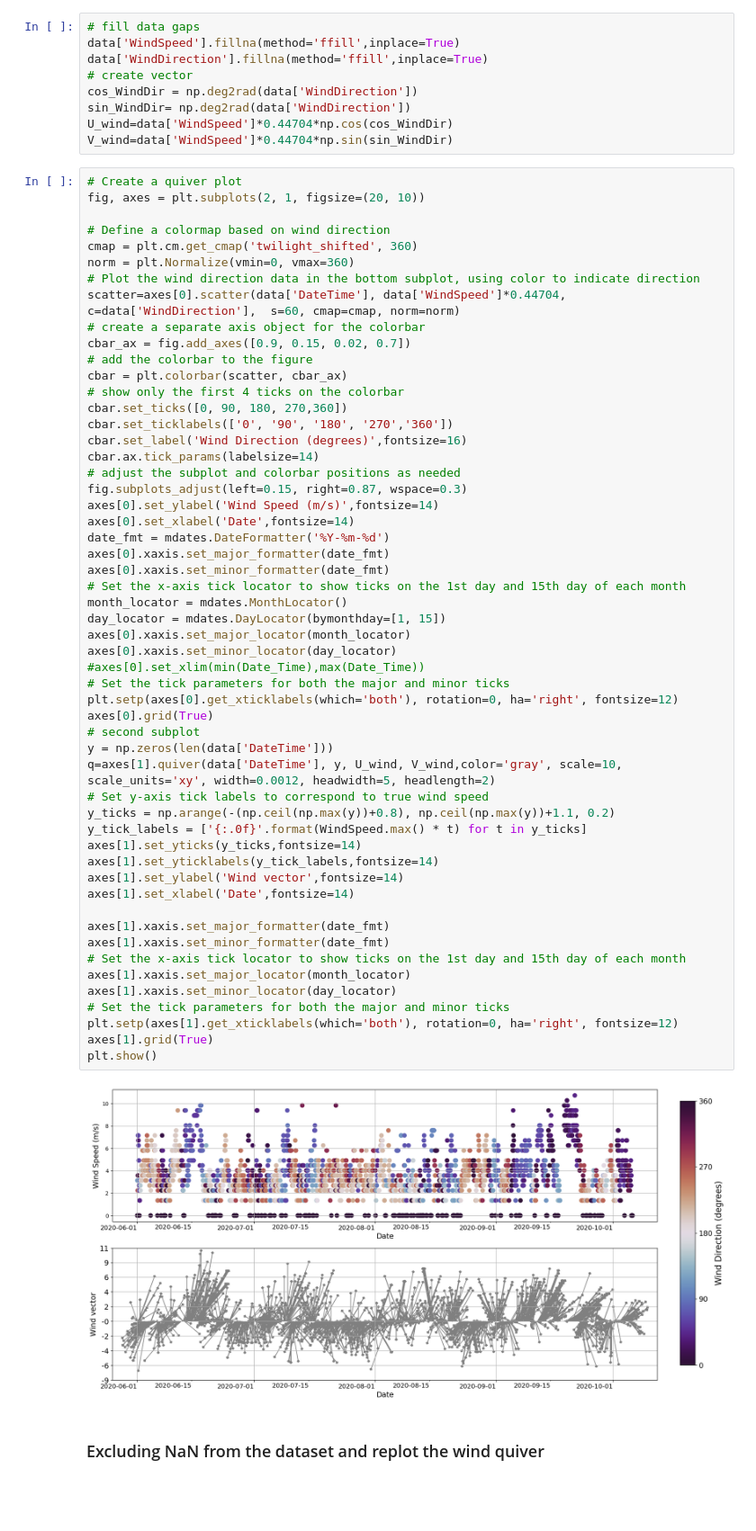
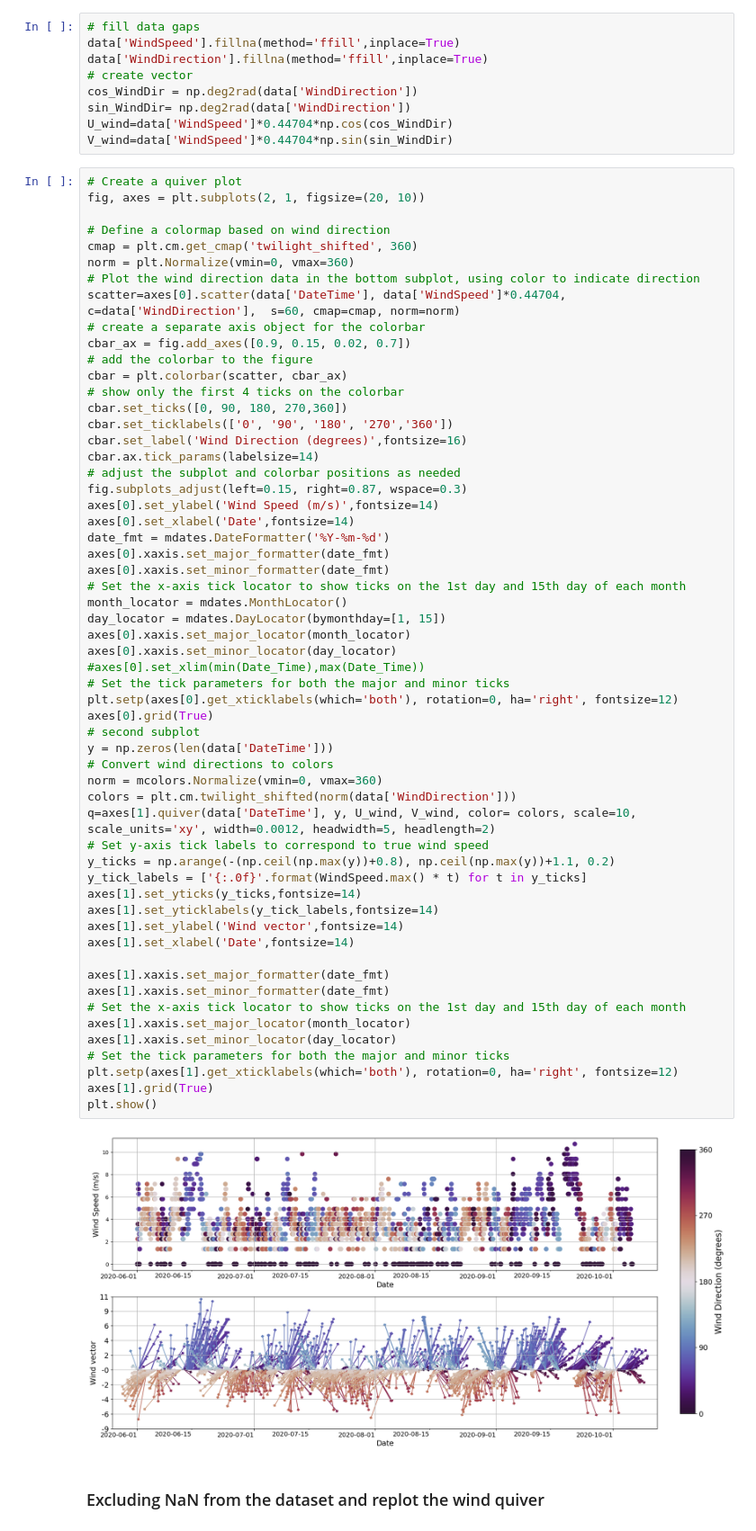
Before and after one commit to Zhu-Yifan/Lafayette_River_Time_Series_Analysis, a Jupyter notebook: notebooks/Wind_Analysis.ipynb, the cells around one changed output. Shown at 90% size. Drawn from its saved outputs; the diff is of its cells as text; blank space fills up the shorter version.

Commit message:
Wind_2020_EDA

```diff
--- a/notebooks/Wind_Analysis.ipynb
+++ b/notebooks/Wind_Analysis.ipynb
@@ -82,35 +82,38 @@ axes[0].xaxis.set_major_formatter(date_fmt)
 axes[0].xaxis.set_minor_formatter(date_fmt)
 # Set the x-axis tick locator to show ticks on the 1st day and 15th day of each month
 month_locator = mdates.MonthLocator()
 day_locator = mdates.DayLocator(bymonthday=[1, 15])
 axes[0].xaxis.set_major_locator(month_locator)
 axes[0].xaxis.set_minor_locator(day_locator)
 #axes[0].set_xlim(min(Date_Time),max(Date_Time))
 # Set the tick parameters for both the major and minor ticks
 plt.setp(axes[0].get_xticklabels(which='both'), rotation=0, ha='right', fontsize=12)
 axes[0].grid(True)
 # second subplot
 y = np.zeros(len(data['DateTime']))
-q=axes[1].quiver(data['DateTime'], y, U_wind, V_wind,color='gray', scale=10, scale_units='xy', width=0.0012, headwidth=5, headlength=2)
+# Convert wind directions to colors
+norm = mcolors.Normalize(vmin=0, vmax=360)
+colors = plt.cm.twilight_shifted(norm(data['WindDirection']))
+q=axes[1].quiver(data['DateTime'], y, U_wind, V_wind, color= colors, scale=10, scale_units='xy', width=0.0012, headwidth=5, headlength=2)
 # Set y-axis tick labels to correspond to true wind speed
 y_ticks = np.arange(-(np.ceil(np.max(y))+0.8), np.ceil(np.max(y))+1.1, 0.2)
 y_tick_labels = ['{:.0f}'.format(WindSpeed.max() * t) for t in y_ticks]
 axes[1].set_yticks(y_ticks,fontsize=14)
 axes[1].set_yticklabels(y_tick_labels,fontsize=14)
 axes[1].set_ylabel('Wind vector',fontsize=14)
 axes[1].set_xlabel('Date',fontsize=14)
 
 axes[1].xaxis.set_major_formatter(date_fmt)
 axes[1].xaxis.set_minor_formatter(date_fmt)
 # Set the x-axis tick locator to show ticks on the 1st day and 15th day of each month
 axes[1].xaxis.set_major_locator(month_locator)
 axes[1].xaxis.set_minor_locator(day_locator)
 # Set the tick parameters for both the major and minor ticks
 plt.setp(axes[1].get_xticklabels(which='both'), rotation=0, ha='right', fontsize=12)
 axes[1].grid(True)
 plt.show()
 # %% [output]
-[figure, old version]
+[figure, new version]
 # %% [markdown]
 ### Excluding NaN from the dataset and replot the wind quiver
 # %%
```
Also changed, not shown: parts of 2 cells of this notebook.
